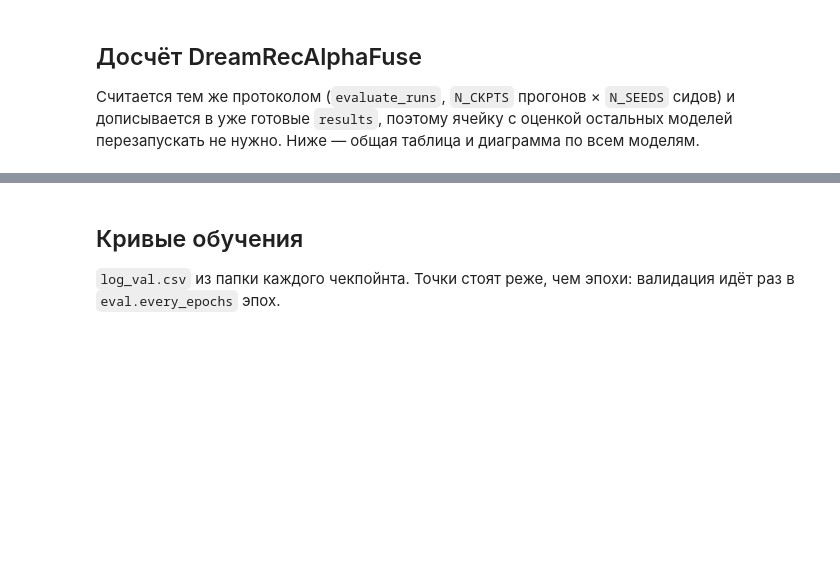
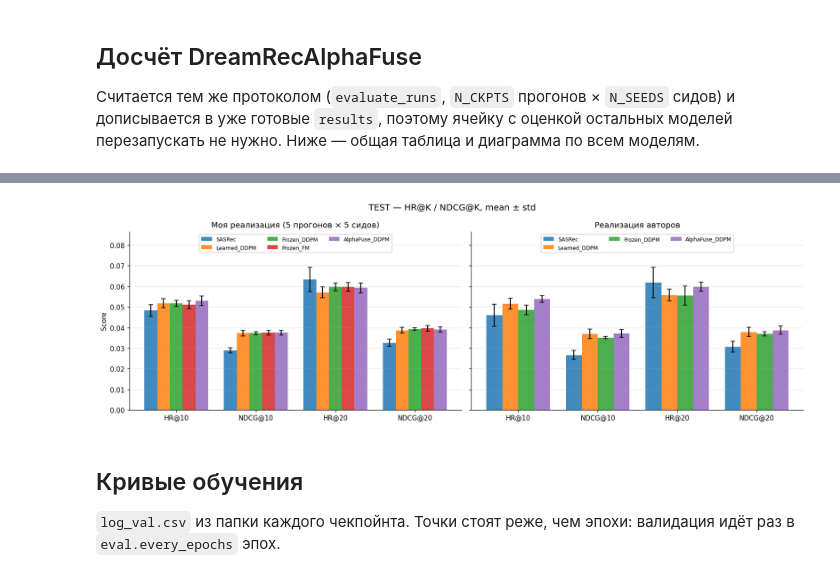
Before and after one commit to iliakabanov/DiffText4Rec, a Jupyter notebook: notebooks/model_comparison.ipynb, the cells around one changed output, grey strips where cells are left out. Cells and saved outputs as stored; diff of their text form; code cells hidden in the pictures; blank space fills up the shorter version.

```diff
--- a/notebooks/model_comparison.ipynb
+++ b/notebooks/model_comparison.ipynb
@@ -311,3 +310,50 @@ Random                      0.0008           0.0004           0.0017           0
+# %%
+# ════════════════════════════════════════════════════════════
+# Наши результаты и код авторов: две панели с общей осью Y (test, mean ± std)
+# ════════════════════════════════════════════════════════════
+CMP_METRICS = ['HR@10', 'NDCG@10', 'HR@20', 'NDCG@20']
+
+# модель (ключ LABELS / COLORS) → метрика → (mean, std)
+OURS = {
+    'SASRec':            {'HR@10': (0.0483, 0.0028), 'NDCG@10': (0.0289, 0.0013), 'HR@20': (0.0633, 0.0059), 'NDCG@20': (0.0326, 0.0018)},
+    'DreamRec':          {'HR@10': (0.0518, 0.0022), 'NDCG@10': (0.0373, 0.0014), 'HR@20': (0.0571, 0.0026), 'NDCG@20': (0.0387, 0.0014)},
+    'DreamRecText':      {'HR@10': (0.0517, 0.0015), 'NDCG@10': (0.0373, 0.0007), 'HR@20': (0.0597, 0.0019), 'NDCG@20': (0.0393, 0.0006)},
+    'DreamRecFMText':    {'HR@10': (0.0511, 0.0019), 'NDCG@10': (0.0375, 0.0012), 'HR@20': (0.0597, 0.0021), 'NDCG@20': (0.0396, 0.0013)},
+    'DreamRecAlphaFuse': {'HR@10': (0.0530, 0.0024), 'NDCG@10': (0.0375, 0.0011), 'HR@20': (0.0593, 0.0024), 'NDCG@20': (0.0391, 0.0012)},
+}
+
+AUTHORS = {
+    'SASRec':            {'HR@10': (0.0460, 0.0054), 'NDCG@10': (0.0267, 0.0023), 'HR@20': (0.0619, 0.0074), 'NDCG@20': (0.0307, 0.0027)},
+    'DreamRec':          {'HR@10': (0.0516, 0.0026), 'NDCG@10': (0.0369, 0.0023), 'HR@20': (0.0558, 0.0029), 'NDCG@20': (0.0379, 0.0023)},
+    'DreamRecText':         {'HR@10': (0.0485, 0.0023), 'NDCG@10': (0.0351, 0.0005), 'HR@20': (0.0555, 0.0047), 'NDCG@20': (0.0369, 0.0011)},
+    'DreamRecAlphaFuse': {'HR@10': (0.0539, 0.0017), 'NDCG@10': (0.0372, 0.0019), 'HR@20': (0.0598, 0.0022), 'NDCG@20': (0.0387, 0.0020)},
+}
+
+
+def _bars(ax, table, title):
+    x     = np.arange(len(CMP_METRICS))
+    width = 0.8 / len(table)
+    for i, (name, row) in enumerate(table.items()):
+        means = [row[m][0] for m in CMP_METRICS]
+        stds  = [row[m][1] for m in CMP_METRICS]
+        ax.bar(x + i * width, means, width, yerr=stds, capsize=3,
+               color=COLORS.get(name), label=LABELS.get(name, name), alpha=0.85)
+    ax.set_xticks(x + width * (len(table) - 1) / 2); ax.set_xticklabels(CMP_METRICS)
+    ax.set_title(title); ax.grid(axis='y', alpha=0.3)
+    ax.legend(fontsize=8, loc='upper center', ncol=3)
+
+
+# Верх оси с запасом под легенду над столбиками
+_top = max(m + s for table in (OURS, AUTHORS) for row in table.values() for m, s in row.values())
+
+fig, axes = plt.subplots(1, 2, figsize=(15, 4.8), sharey=True)
+_bars(axes[0], OURS,    'Моя реализация (5 прогонов × 5 сидов)')
+_bars(axes[1], AUTHORS, 'Реализация авторов')
+axes[0].set_ylabel('Score'); axes[0].set_ylim(0, _top * 1.25)
+plt.suptitle('TEST — HR@K / NDCG@K, mean ± std', fontsize=13)
+plt.tight_layout(); plt.show()
+# %% [output]
+[figure, added]
 # %% [markdown]
 ## Кривые обучения
 
```
Also changed, not shown: parts of 11 cells of this notebook, 6 other files.
